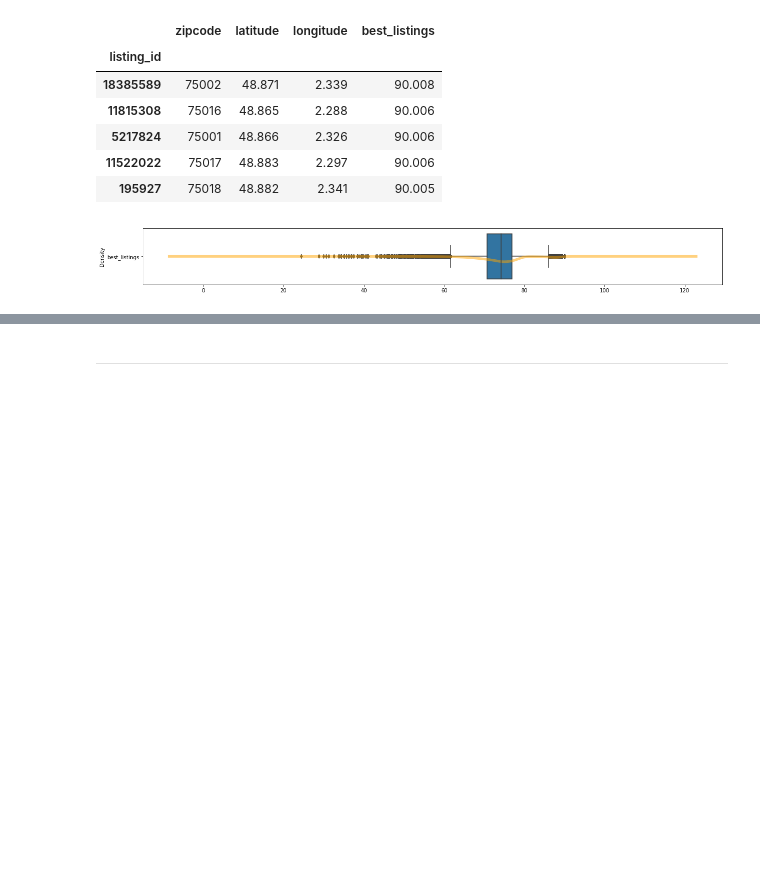
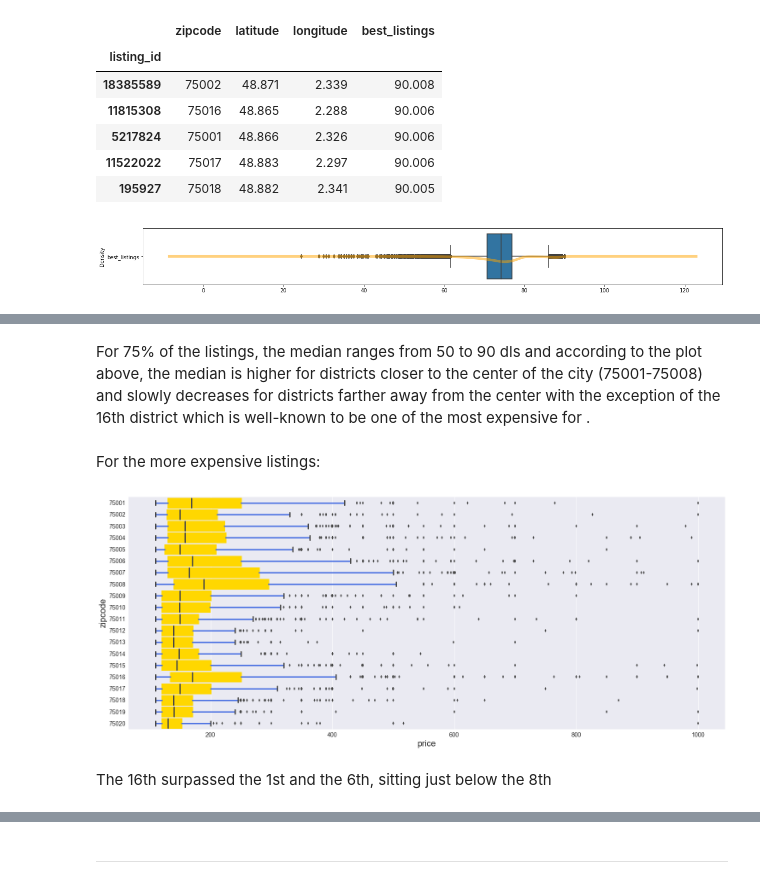
Before and after one commit to leegare/Airbnb-User-Preference-on-Listings, a Jupyter notebook: notebook/P4_Project.ipynb, the cells around one changed output, grey strips where cells are left out. Drawn from its saved outputs; the diff is of its cells as text; code cells hidden in the pictures; blank space fills up the shorter version.

```diff
--- a/notebook/P4_Project.ipynb
+++ b/notebook/P4_Project.ipynb
@@ -152,0 +209,15 @@ plt.show()
+# %% [markdown]
+For 75% of the listings, the median ranges from 50 to 90 dls and according to the plot above, the median is higher for districts closer to the center of the city (75001-75008) and slowly decreases for districts farther away from the center with the exception of the 16th district which is well-known to be one of the most expensive for .
+# %% [markdown]
+For the more expensive listings:
+# %%
+price_per_zip = data.loc[(data.price>=110)&(data.price<=1000), ['zipcode','price','latitude','longitude']]
+fig = plt.figure(figsize = (25,10))
+sns.boxplot(x='price',y='zipcode' ,data=price_per_zip, orient='h',
+            boxprops=dict(color='gold'),
+            whiskerprops=dict(color='royalblue'))
+plt.show()
+# %% [output]
+[figure, added]
+# %% [markdown]
+The 16th surpassed the 1st and the 6th, sitting just below the 8th
```
Also changed, not shown: parts of 43 cells of this notebook, 12 other files.
